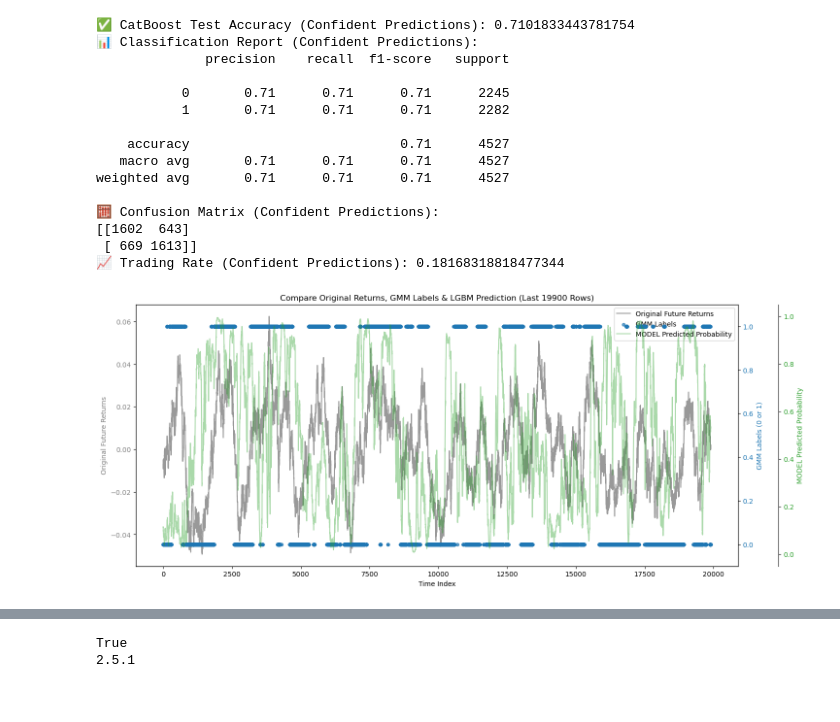
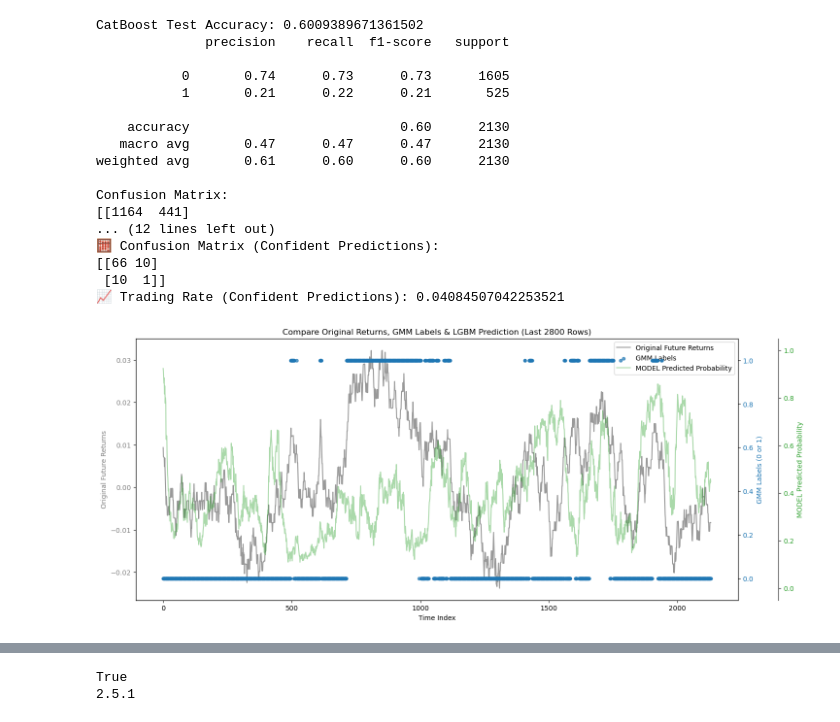
Before and after one commit to Lqz13Th/machine_learning, a Jupyter notebook: feature_engineering/verify_features.ipynb, the cells around one changed output, grey strips where cells are left out. Cells and saved outputs as stored; diff of their text form; code cells hidden in the pictures.

```diff
--- a/feature_engineering/verify_features.ipynb
+++ b/feature_engineering/verify_features.ipynb
@@ -682,3 +757,4 @@ def time_split(
 # %%
 exclude_prefixes = ['px', 'timestamp', 'timestamp_dt', 'symbol']
-target_col = f"future_return_{avg_steps_2pct}"
+target_col = f"future_return_{avg_steps_1pct}"
+# selected_factors
@@ -685,3 +763,2 @@ target_col = f"future_return_{avg_steps_2pct}"
 # %%
-X_train, y_train, X_test, y_test = time_split(mo_df, selected_factors, target_col)
-print(y_test)
+X_train, y_train, px_train, X_test, y_test, px_test = time_split(mo_df, selected_factors, target_col)
@@ -816,11 +1004,11 @@ import matplotlib.pyplot as plt
 import numpy as np
 
 
-model = lgb.LGBMClassifier(n_estimators=5500, learning_rate=0.0005, max_depth=12, verbose=-1)
-model.fit(X_train, y_train_binary)
+lgb_model = lgb.LGBMClassifier(n_estimators=1500, learning_rate=0.005, max_depth=7, verbose=-1)
+lgb_model.fit(X_train, y_train_binary)
 
 # 预测测试集
-y_pred_prob = model.predict_proba(X_test)[:, 1]
+y_pred_prob = lgb_model.predict_proba(X_test)[:, 1]
 y_pred_label = (y_pred_prob >= 0.5).astype(int)
 
 # 评估测试集
@@ -944,10 +1148,19 @@ Confusion Matrix:
 # %%
 from sklearn.metrics import accuracy_score, classification_report, confusion_matrix
 import numpy as np
+# 预测
+y_pred_prob = cat_model.predict_proba(X_test)[:, 1]
+y_pred_label = (y_pred_prob >= 0.5).astype(int)
 
+# 评估
+print("CatBoost Test Accuracy:", accuracy_score(y_test_binary, y_pred_label))
+print(classification_report(y_test_binary, y_pred_label))
+cm = confusion_matrix(y_test_binary, y_pred_label)
+print("Confusion Matrix:")
+print(cm)
 # 设置上下概率阈值
-lower_thresh = 0.1
-upper_thresh = 0.9
+lower_thresh = 0.15
+upper_thresh = 0.85
 
 # 初始化标签为 -1（表示不出手）
 y_pred_label = np.full_like(y_pred_prob, fill_value=-1, dtype=int)
@@ -972,23 +1185,25 @@ print(confusion_matrix(y_test_binary[mask], y_pred_label[mask]))
 # 出手率（模型愿意下单的比例）
 print("📈 Trading Rate (Confident Predictions):", mask.mean())
 # %% [output]
-✅ CatBoost Test Accuracy (Confident Predictions): 0.7101833443781754
-📊 Classification Report (Confident Predictions):
+CatBoost Test Accuracy: 0.6009389671361502
               precision    recall  f1-score   support
 
-           0       0.71      0.71      0.71      2245
-           1       0.71      0.71      0.71      2282
+           0       0.74      0.73      0.73      1605
+           1       0.21      0.22      0.21       525
 
-    accuracy                           0.71      4527
-   macro avg       0.71      0.71      0.71      4527
-weighted avg       0.71      0.71      0.71      4527
+    accuracy                           0.60      2130
+   macro avg       0.47      0.47      0.47      2130
+weighted avg       0.61      0.60      0.60      2130
 
+Confusion Matrix:
+[[1164  441]
+... (12 lines left out)
 🧮 Confusion Matrix (Confident Predictions):
-[[1602  643]
- [ 669 1613]]
-📈 Trading Rate (Confident Predictions): 0.18168318818477344
+[[66 10]
+ [10  1]]
+📈 Trading Rate (Confident Predictions): 0.04084507042253521
 # %%
-plot_last_n_rows(y_test, y_test_binary, y_pred_prob, n=19900)
+plot_last_n_rows(y_test, y_test_binary, y_pred_prob, n=2800)
 # %% [output]
-[figure, old version]
+[figure, new version]
 # %%
```
Also changed, not shown: parts of 57 cells of this notebook, 1 other file.
